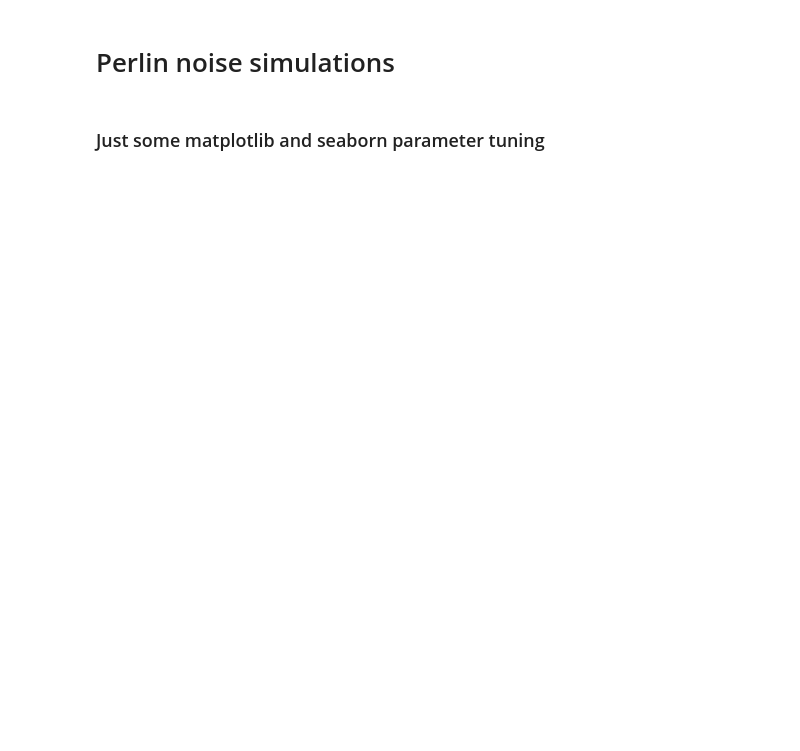
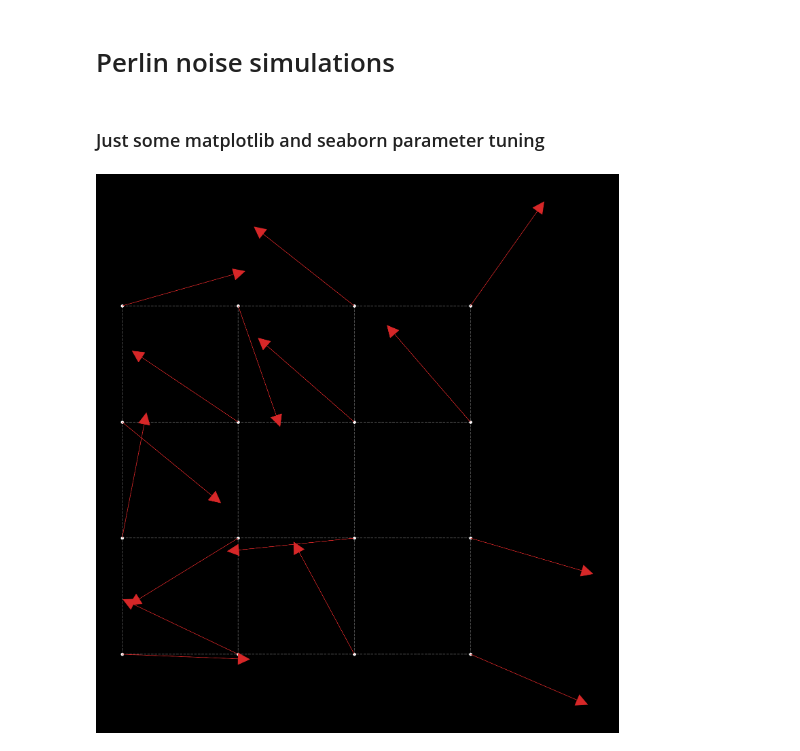
Before and after one commit to masterdesky/ELTE-mod-comp-1-2021, a Jupyter notebook: project/demos/perlin_noise.ipynb, the cells around one changed output. Cells and saved outputs as stored; diff of their text form; code cells hidden in the pictures; blank space fills up the shorter version.

```diff
--- a/project/demos/perlin_noise.ipynb
+++ b/project/demos/perlin_noise.ipynb
@@ -150 +154,33 @@ interps = interp.reshape(((nrows-1)*res+1, (ncols-1)*res+1))
+# %%
+fig, axes = plt.subplots(figsize=(30,30),
+                         facecolor='black')
+axes.set_aspect('equal')
+axes.axis('off')
+
+for i in range(nrows):
+    for j in range(ncols):
+        k = i * ncols + j
+        axes.arrow(x=x[k], y=y[k], dx=xg[k], dy=yg[k],
+                   color='tab:red', head_width=0.1, head_length=0.1, zorder=4)
+
+# Draw coordinate grid points and gridlines between these points
+plt.scatter(x, y,
+            color='white', s=(8)**2)
+
+for i in range(ncols):
+    axes.plot([i, i], [0, nrows-1],
+              color='white', ls='--', lw=2, alpha=0.3)
+for i in range(nrows):
+    axes.plot([0, ncols-1], [i, i],
+              color='white', ls='--', lw=2, alpha=0.3)
+
+plt.savefig(out + 'perlin_mg_nr{}_nc{}_px{}.png'.format(nrows, ncols, res),
+            format='png',
+            dpi=100,
+            facecolor='black',
+            bbox_inches='tight')
+
+plt.show()
+# %% [output]
+[figure, added]
 # %%
```
Also changed, not shown: parts of 12 cells of this notebook, 42 other files.
